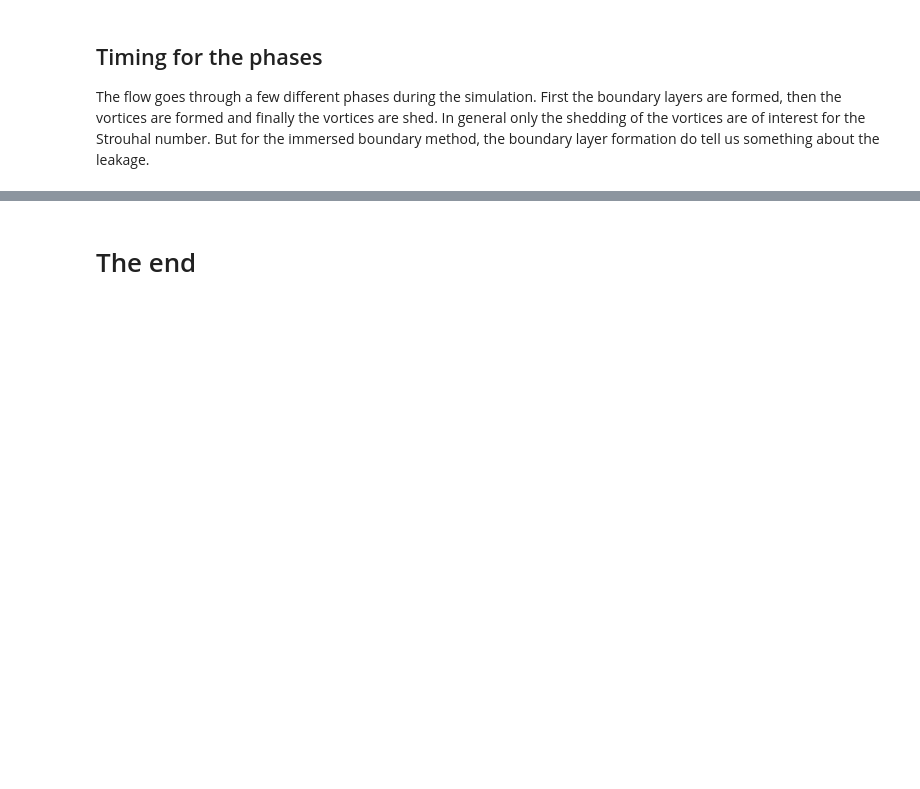
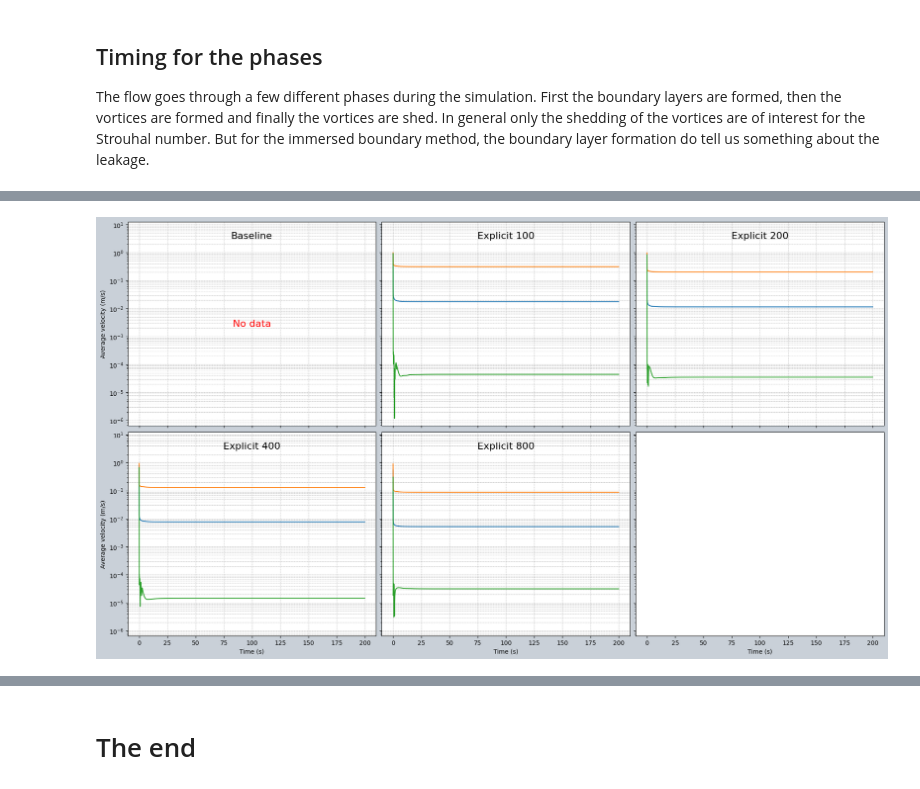
Before and after one commit to ExtremeFLOW/neko-top, a Jupyter notebook: scripts/notebooks/cylinder_benchmark.ipynb, the cells around one changed output, grey strips where cells are left out. Saved outputs shown, nothing was run; the diff lists cells and outputs as text; code cells hidden in the pictures; blank space fills up the shorter version.

```diff
--- a/scripts/notebooks/cylinder_benchmark.ipynb
+++ b/scripts/notebooks/cylinder_benchmark.ipynb
@@ -339,0 +375,69 @@ plot_table(times, column_labels, labels)
+# %%
+from leakage import leakage_benchmark
+
+# Run the benchmark
+if "leakage" not in locals() or debug:
+    leakage = [None for _ in range(len(experiments))]
+    for i in range(0, len(experiments)):
+        file = os.path.join(data_folder, experiments[i], "leakage.csv")
+        try:
+            leakage[i] = leakage_benchmark(file)
+        except FileNotFoundError:
+            leakage[i] = None
+# %%
+# Draw the leakage plot
+
+max_columns = 3
+
+rows = len(experiments) // max_columns + 1
+columns = min(len(experiments), max_columns)
+
+fig = plt.figure(figsize=(6 * columns, 5 * rows))
+
+fig.set(
+    facecolor=[148 / 256, 163 / 256, 179 / 256, 0.5],
+    constrained_layout=True,
+)
+
+gs = fig.add_gridspec(rows, columns, hspace=0, wspace=0)
+ax = gs.subplots(sharex=True, sharey=True)
+
+(x0, x1, y0, y1) = (float("inf"), float("-inf"), float("inf"), float("-inf"))
+
+for i in range(len(experiments)):
+    idx = (i // max_columns, i % max_columns)
+
+    # Plot the inflection angles
+    try:
+        ax[idx].plot(leakage[i]["times"], leakage[i]["mean"], label="Mean")
+        ax[idx].plot(leakage[i]["times"], leakage[i]["max"], label="Max")
+        ax[idx].plot(leakage[i]["times"], leakage[i]["min"], label="Min")
+    except:
+        ax[idx].text(s="No data",
+                     x=0.5,
+                     y=0.5,
+                     fontsize=16,
+                     color="red",
+                     transform=ax[idx].transAxes,
+                     ha="center",
+                     va="center")
+
+    ax[idx].set_title(labels[i], x=0.5, y=0.9, fontsize=16)
+    ax[idx].set_yscale("log")
+    ax[idx].grid(True, which="both", linestyle="--", linewidth=0.5)
+
+    x0 = min(x0, ax[idx].axis()[0])
+    x1 = max(x1, ax[idx].axis()[1])
+    y0 = min(y0, ax[idx].axis()[2])
+    y1 = max(y1, ax[idx].axis()[3])
+
+for idx in np.ndindex(rows, columns):
+
+    ax[idx].axis([x0, x1, 1.1 * y0, 1.1 * y1])
+
+    if idx[0] == rows - 1:
+        ax[idx].set_xlabel("Time (s)")
+    if idx[1] == 0:
+        ax[idx].set_ylabel("Average velocity (m/s)")
+# %% [output]
+[figure, added]
```
Also changed, not shown: parts of 9 cells of this notebook, 3 other files.
